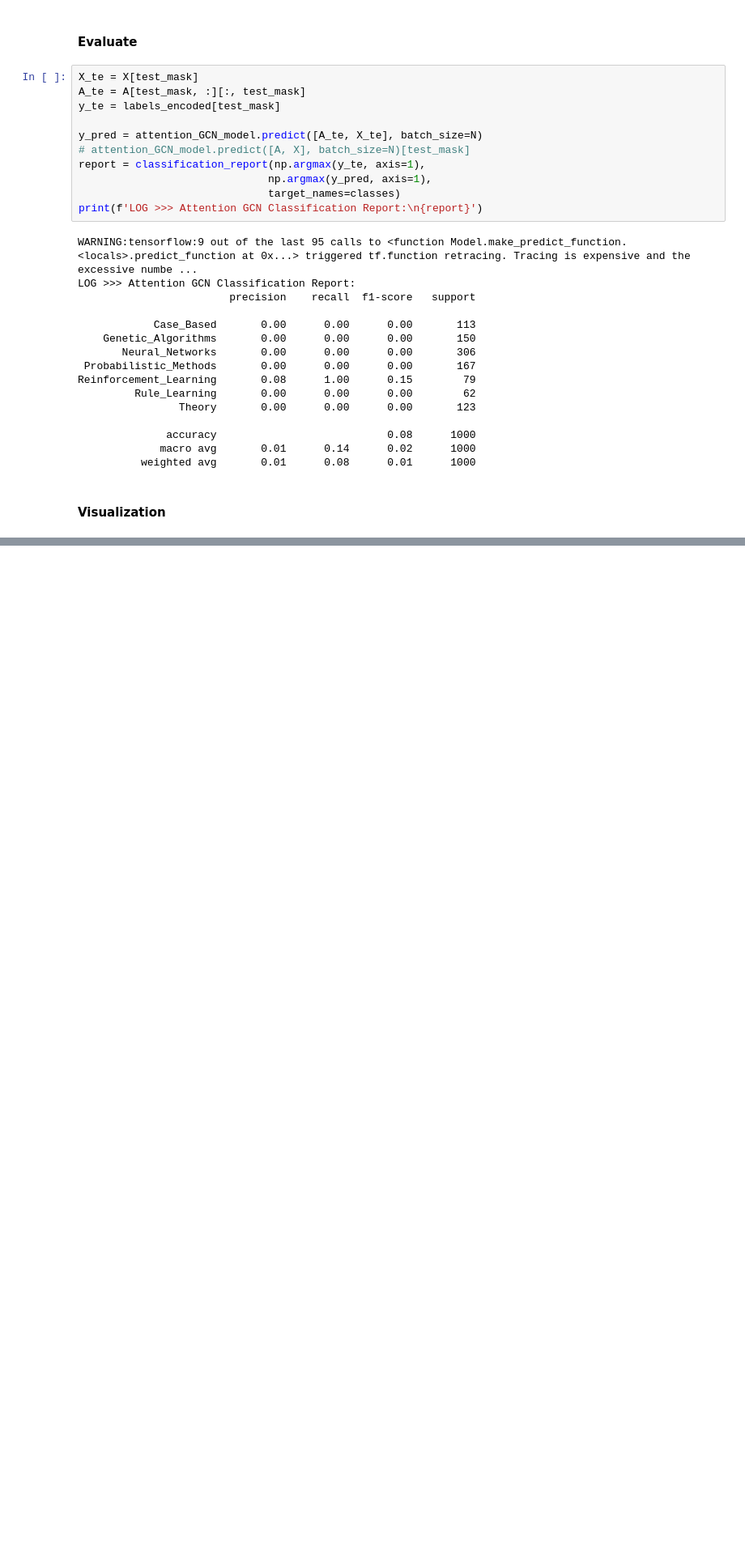
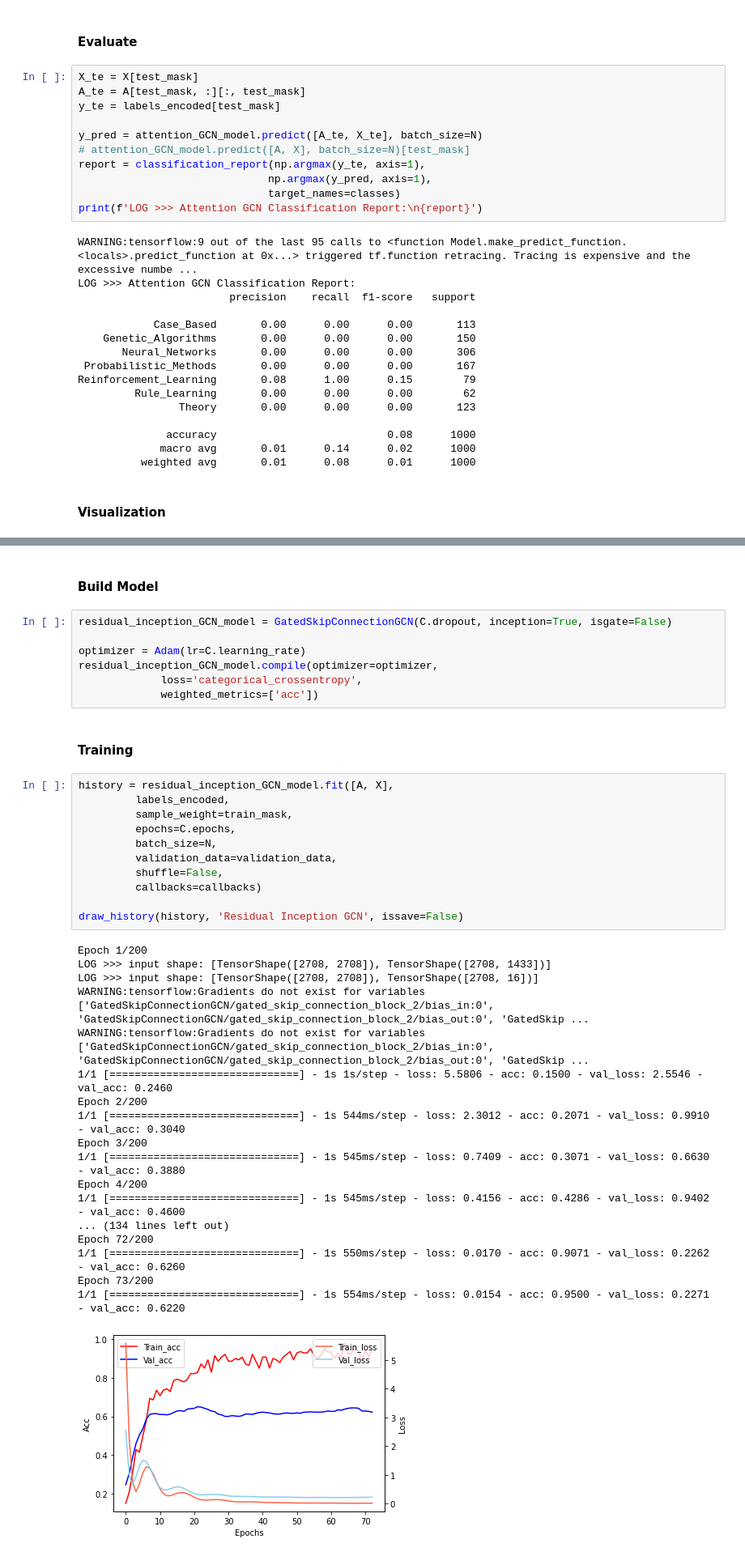
Before and after one commit to comojin1994/GCN, a Jupyter notebook: GCN.ipynb, the cells around one changed output, grey strips where cells are left out. Shown at 81% size. Cells and saved outputs as stored; diff of their text form; blank space fills up the shorter version.

Commit message:
Modify residual block to use inception block

```diff
--- a/GCN.ipynb
+++ b/GCN.ipynb
@@ -851,0 +856,41 @@ WARNING:tensorflow:10 out of the last 96 calls to <function Model.make_predict_f
+# %% [markdown]
+#### Build Model
+# %%
+residual_inception_GCN_model = GatedSkipConnectionGCN(C.dropout, inception=True, isgate=False)
+
+optimizer = Adam(lr=C.learning_rate)
+residual_inception_GCN_model.compile(optimizer=optimizer,
+             loss='categorical_crossentropy',
+             weighted_metrics=['acc'])
+# %% [markdown]
+#### Training
+# %%
+history = residual_inception_GCN_model.fit([A, X],
+         labels_encoded,
+         sample_weight=train_mask,
+         epochs=C.epochs,
+         batch_size=N,
+         validation_data=validation_data,
+         shuffle=False,
+         callbacks=callbacks)
+
+draw_history(history, 'Residual Inception GCN', issave=False)
+# %% [output]
+Epoch 1/200
+LOG >>> input shape: [TensorShape([2708, 2708]), TensorShape([2708, 1433])]
+LOG >>> input shape: [TensorShape([2708, 2708]), TensorShape([2708, 16])]
+WARNING:tensorflow:Gradients do not exist for variables ['GatedSkipConnectionGCN/gated_skip_connection_block_2/bias_in:0', 'GatedSkipConnectionGCN/gated_skip_connection_block_2/bias_out:0', 'GatedSkip ...
+WARNING:tensorflow:Gradients do not exist for variables ['GatedSkipConnectionGCN/gated_skip_connection_block_2/bias_in:0', 'GatedSkipConnectionGCN/gated_skip_connection_block_2/bias_out:0', 'GatedSkip ...
+1/1 [==============================] - 1s 1s/step - loss: 5.5806 - acc: 0.1500 - val_loss: 2.5546 - val_acc: 0.2460
+Epoch 2/200
+1/1 [==============================] - 1s 544ms/step - loss: 2.3012 - acc: 0.2071 - val_loss: 0.9910 - val_acc: 0.3040
+Epoch 3/200
+1/1 [==============================] - 1s 545ms/step - loss: 0.7409 - acc: 0.3071 - val_loss: 0.6630 - val_acc: 0.3880
+Epoch 4/200
+1/1 [==============================] - 1s 545ms/step - loss: 0.4156 - acc: 0.4286 - val_loss: 0.9402 - val_acc: 0.4600
+... (134 lines left out)
+Epoch 72/200
+1/1 [==============================] - 1s 550ms/step - loss: 0.0170 - acc: 0.9071 - val_loss: 0.2262 - val_acc: 0.6260
+Epoch 73/200
+1/1 [==============================] - 1s 554ms/step - loss: 0.0154 - acc: 0.9500 - val_loss: 0.2271 - val_acc: 0.6220
+[figure, added]
```
Also changed, not shown: parts of 25 cells of this notebook, 2 other files.
